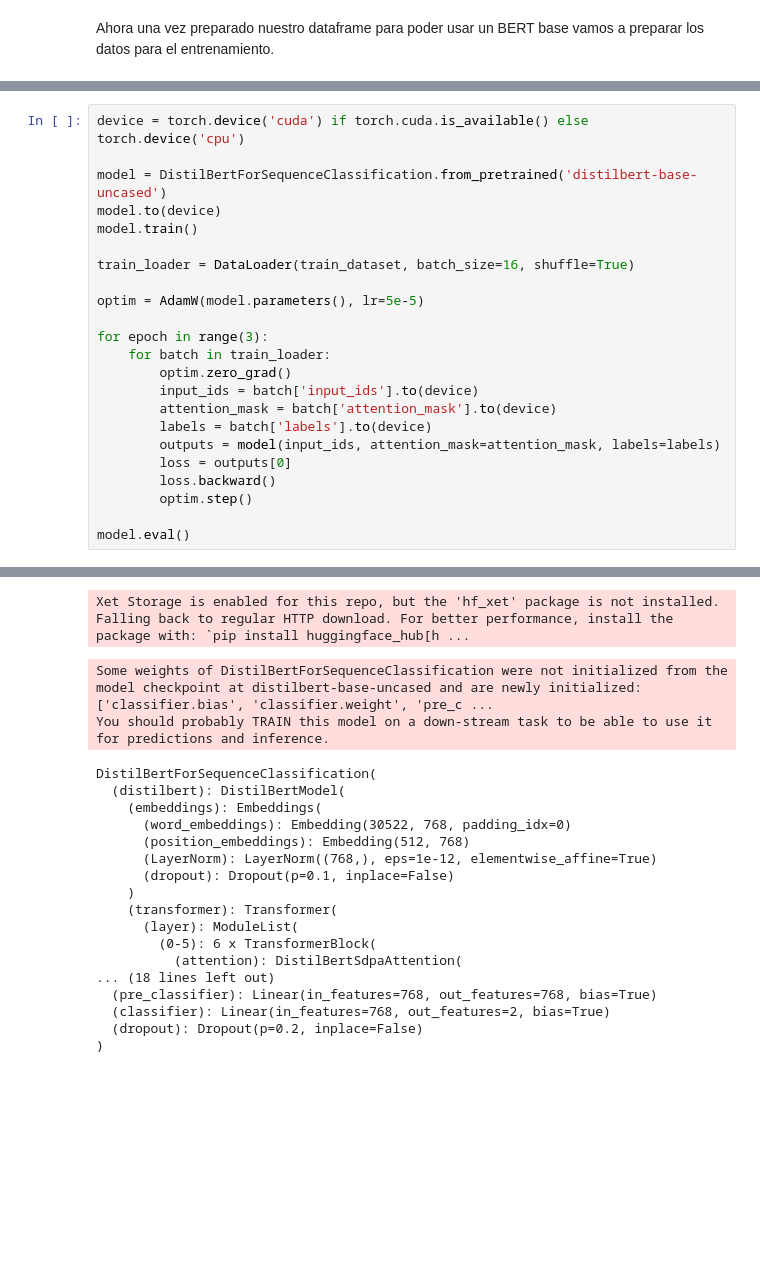
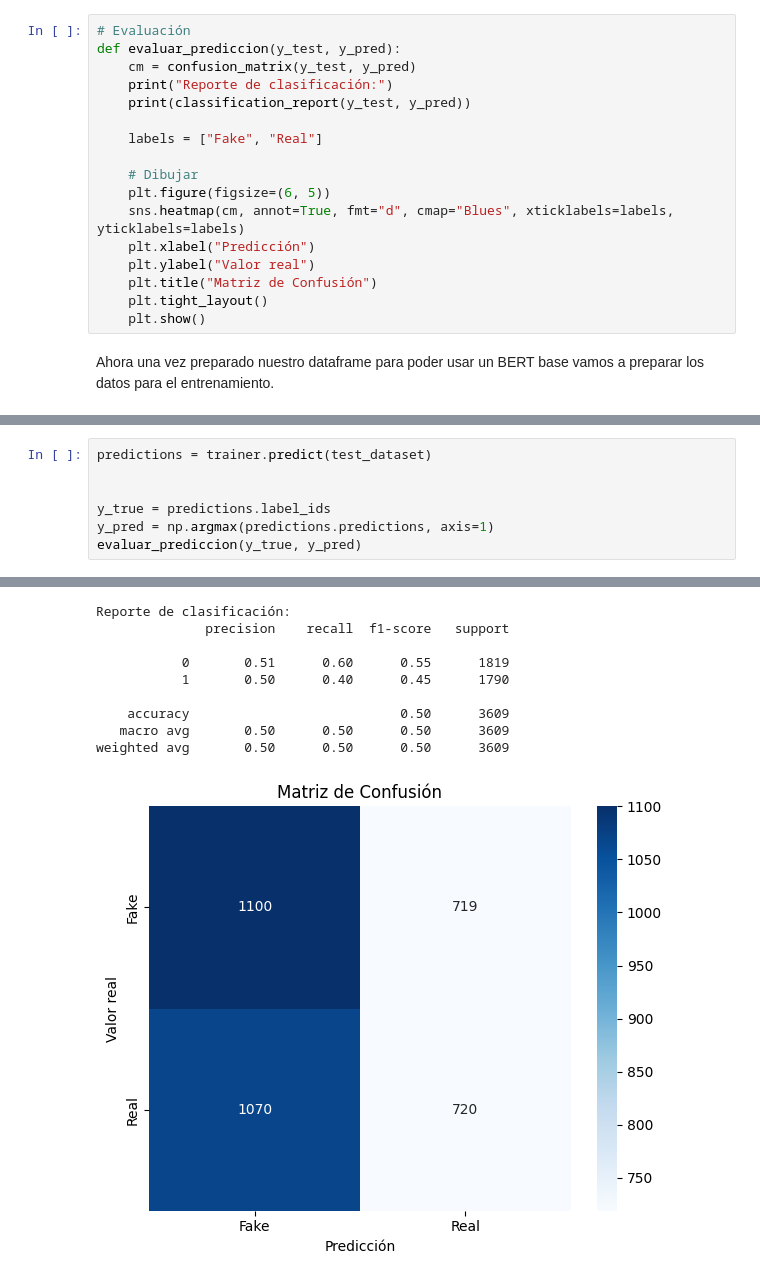
Before and after one commit to Pelli223/aiiotFakeNews, a Jupyter notebook: Transformers.ipynb, the cells around one changed output, grey strips where cells are left out. Saved outputs shown, nothing was run; the diff lists cells and outputs as text; blank space fills up the shorter version.

Commit message:
Tunning de los modelos de Transformers y de Machine Learning

```diff
--- a/Transformers.ipynb
+++ b/Transformers.ipynb
@@ -32,4 +35,21 @@ display(df_reducido.head())
 | 4 | 0 | Billion believe employee summer h... |
+# %%
+# Evaluación
+def evaluar_prediccion(y_test, y_pred):
+    cm = confusion_matrix(y_test, y_pred)
+    print("Reporte de clasificación:")
+    print(classification_report(y_test, y_pred))
+
+    labels = ["Fake", "Real"]
+
+    # Dibujar
+    plt.figure(figsize=(6, 5))
+    sns.heatmap(cm, annot=True, fmt="d", cmap="Blues", xticklabels=labels, yticklabels=labels)
+    plt.xlabel("Predicción")
+    plt.ylabel("Valor real")
+    plt.title("Matriz de Confusión")
+    plt.tight_layout()
+    plt.show()
 # %% [markdown]
 Ahora una vez preparado nuestro dataframe para poder usar un BERT base vamos a preparar los datos para el entrenamiento.
 # %%
@@ -194,24 +352,8 @@ test_dataset = NewsDataset(test_encodings, y_test)
 # %%
-device = torch.device('cuda') if torch.cuda.is_available() else torch.device('cpu')
+predictions = trainer.predict(test_dataset)
 
-model = DistilBertForSequenceClassification.from_pretrained('distilbert-base-uncased')
-model.to(device)
-model.train()
 
-train_loader = DataLoader(train_dataset, batch_size=16, shuffle=True)
-
-optim = AdamW(model.parameters(), lr=5e-5)
-
-for epoch in range(3):
-    for batch in train_loader:
-        optim.zero_grad()
-        input_ids = batch['input_ids'].to(device)
-        attention_mask = batch['attention_mask'].to(device)
-        labels = batch['labels'].to(device)
-        outputs = model(input_ids, attention_mask=attention_mask, labels=labels)
-        loss = outputs[0]
-        loss.backward()
-        optim.step()
-
-model.eval()
+y_true = predictions.label_ids
+y_pred = np.argmax(predictions.predictions, axis=1)
+evaluar_prediccion(y_true, y_pred)
 # %% [output]
@@ -218,20 +361,10 @@ model.eval()
-Xet Storage is enabled for this repo, but the 'hf_xet' package is not installed. Falling back to regular HTTP download. For better performance, install the package with: `pip install huggingface_hub[h ...
+Reporte de clasificación:
+              precision    recall  f1-score   support
+
+           0       0.51      0.60      0.55      1819
+           1       0.50      0.40      0.45      1790
+
+    accuracy                           0.50      3609
+   macro avg       0.50      0.50      0.50      3609
+weighted avg       0.50      0.50      0.50      3609
-Some weights of DistilBertForSequenceClassification were not initialized from the model checkpoint at distilbert-base-uncased and are newly initialized: ['classifier.bias', 'classifier.weight', 'pre_c ...
-You should probably TRAIN this model on a down-stream task to be able to use it for predictions and inference.
-DistilBertForSequenceClassification(
-  (distilbert): DistilBertModel(
-    (embeddings): Embeddings(
-      (word_embeddings): Embedding(30522, 768, padding_idx=0)
-      (position_embeddings): Embedding(512, 768)
-      (LayerNorm): LayerNorm((768,), eps=1e-12, elementwise_affine=True)
-      (dropout): Dropout(p=0.1, inplace=False)
-    )
-    (transformer): Transformer(
-      (layer): ModuleList(
-        (0-5): 6 x TransformerBlock(
-          (attention): DistilBertSdpaAttention(
-... (18 lines left out)
-  (pre_classifier): Linear(in_features=768, out_features=768, bias=True)
-  (classifier): Linear(in_features=768, out_features=2, bias=True)
-  (dropout): Dropout(p=0.2, inplace=False)
-)
+[figure, added]
```
Also changed, not shown: parts of 12 cells of this notebook, 6 other files.
